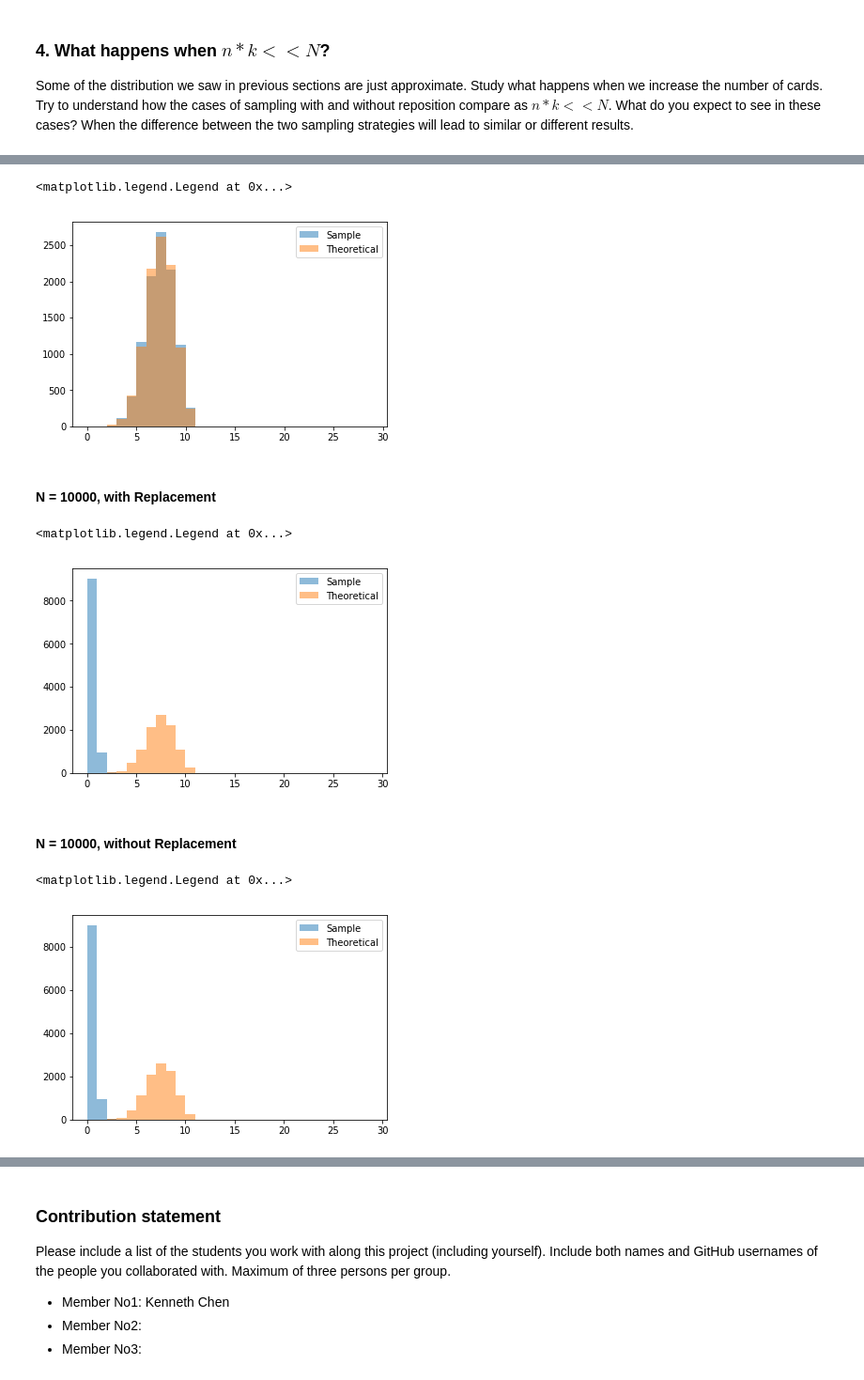
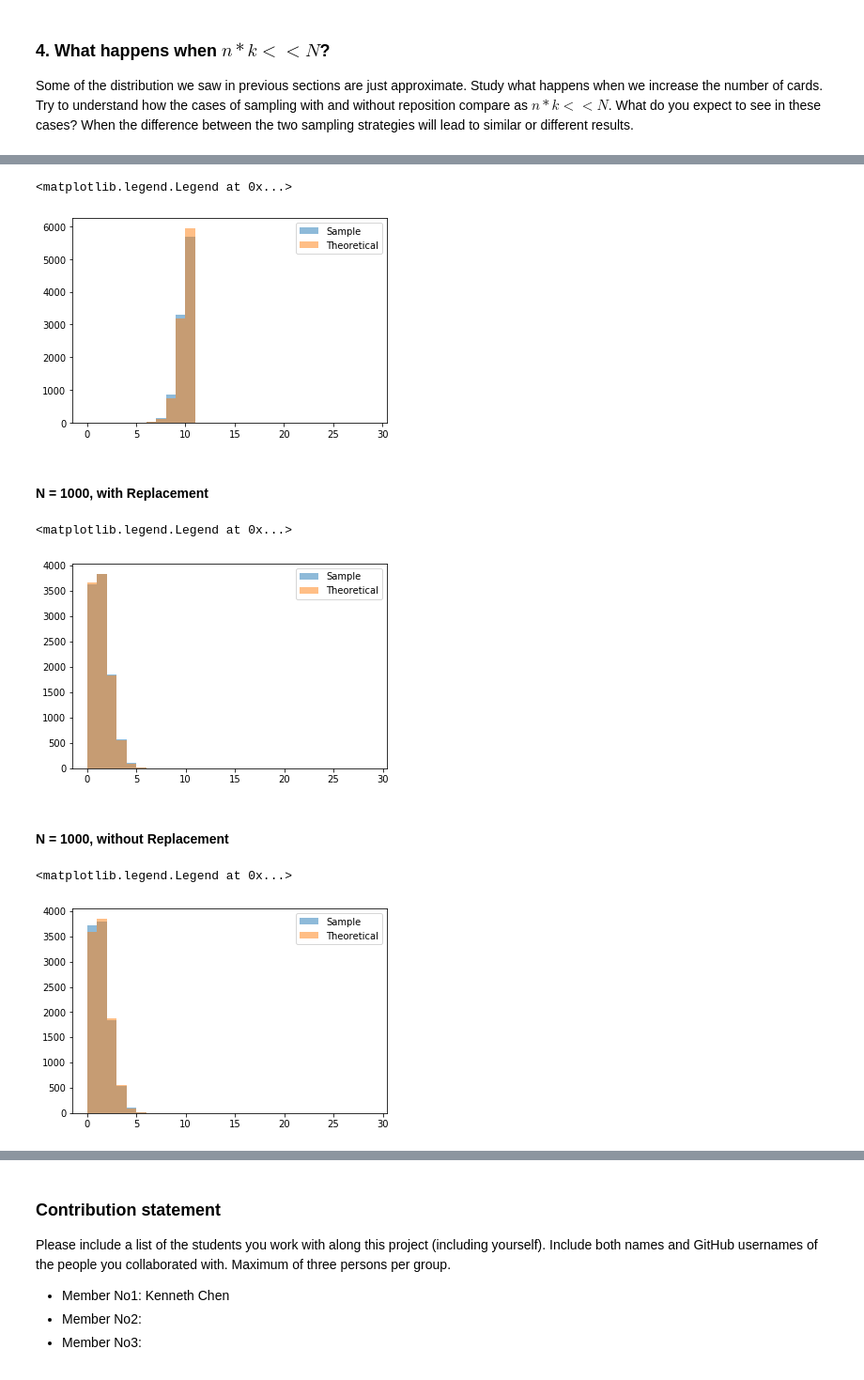
Before and after one commit to UCB-stat-201a-fall23/projectno1-themind-kenneth01px2018, a Jupyter notebook: Project01-TheMind.ipynb, the cells around one changed output, grey strips where cells are left out. Shown at 94% size. Cells and saved outputs as stored; diff of their text form; code cells hidden in the pictures.

```diff
--- a/Project01-TheMind.ipynb
+++ b/Project01-TheMind.ipynb
@@ -408,7 +407,7 @@ def sample_cards_rep(N, n, k, rep):
 # To Do cell
 n = 5 # 5 players, 5 cards each:
 k = 5
-N = 100
+N = 50
 samp_size = 10000
 # Success: the smallest card is less than 5
 samp_lst = []
@@ -418,8 +417,8 @@ for i in range(samp_size):
     for j in range(10):
         count += (np.min(sample_cards_rep(N, n, k, True)) < 5)
     samp_lst.append(count)
-# p = 1 - [(96 choose 25) / (100 choose 25)]
-p = 0.69
+# p = 1 - [(46 choose 25) / (50 choose 25)]
+p = 0.95
 binom_samp = np.random.binomial(10, p, size = samp_size)
 plt.hist(samp_lst, range(30), alpha = 0.5, label = "Sample")
 plt.hist(binom_samp, range(30), alpha = 0.5, label = "Theoretical")
@@ -432,32 +431,32 @@ plt.legend(loc='upper right')
 # %%
 # To Do cell
 n = 5 # 5 players, 5 cards each:
 k = 5
-N = 100
+N = 50
 # Success: the smallest card is less than 5
 samp_lst = []
 for i in range(samp_size):
     count = 0
     # n = 10 trials
     for j in range(10):
         count += (np.min(sample_cards_rep(N, n, k, False)) < 5)
     samp_lst.append(count)
-# p = 1 - [(96 choose 25) / (100 choose 25)]
-p = 0.69
+# p = 1 - [(46 choose 25) / (50 choose 25)]
+p = 0.95
 binom_samp = np.random.binomial(10, p, size = samp_size)
 plt.hist(samp_lst, range(30), alpha = 0.5, label = "Sample")
 plt.hist(binom_samp, range(30), alpha = 0.5, label = "Theoretical")
 plt.legend(loc='upper right')
 # %% [output]
 <matplotlib.legend.Legend at 0x...>
-[figure, old version]
+[figure, new version]
 # %% [markdown]
-#### N = 10000, with Replacement
+#### N = 1000, with Replacement
 # %%
 # To Do cell
 n = 5 # 5 players, 5 cards each:
 k = 5
-N = 10000
+N = 1000
 # Success: the smallest card is less than 5
 samp_lst = []
 for i in range(samp_size):
@@ -466,22 +465,22 @@ for i in range(samp_size):
     for j in range(10):
         count += (np.min(sample_cards_rep(N, n, k, True)) < 5)
     samp_lst.append(count)
-# p = 1 - [(96 choose 25) / (100 choose 25)]
-p = 0.69
+# p = 1 - [(996 choose 25) / (1000 choose 25)]
+p = 0.096
 binom_samp = np.random.binomial(10, p, size = samp_size)
 plt.hist(samp_lst, range(30), alpha = 0.5, label = "Sample")
 plt.hist(binom_samp, range(30), alpha = 0.5, label = "Theoretical")
 plt.legend(loc='upper right')
 # %% [output]
 <matplotlib.legend.Legend at 0x...>
-[figure, old version]
+[figure, new version]
 # %% [markdown]
-#### N = 10000, without Replacement
+#### N = 1000, without Replacement
 # %%
 # To Do cell
 n = 5 # 5 players, 5 cards each:
 k = 5
-N = 10000
+N = 1000
 # Success: the smallest card is less than 5
 samp_lst = []
 for i in range(samp_size):
@@ -490,13 +489,13 @@ for i in range(samp_size):
     for j in range(10):
         count += (np.min(sample_cards_rep(N, n, k, False)) < 5)
     samp_lst.append(count)
-# p = 1 - [(96 choose 25) / (100 choose 25)]
-p = 0.69
+# p = 1 - [(996 choose 25) / (1000 choose 25)]
+p = 0.096
 binom_samp = np.random.binomial(10, p, size = samp_size)
 plt.hist(samp_lst, range(30), alpha = 0.5, label = "Sample")
 plt.hist(binom_samp, range(30), alpha = 0.5, label = "Theoretical")
 plt.legend(loc='upper right')
 # %% [output]
 <matplotlib.legend.Legend at 0x...>
-[figure, old version]
+[figure, new version]
 # %% [markdown]
```
Also changed, not shown: parts of 21 cells of this notebook.
